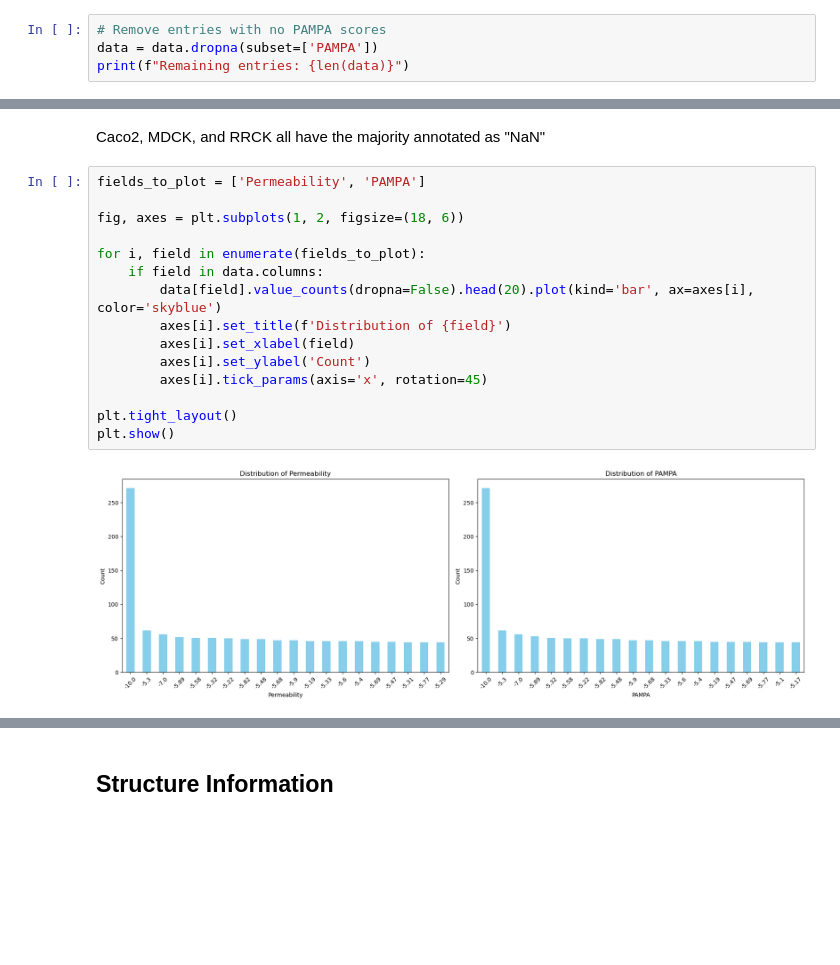
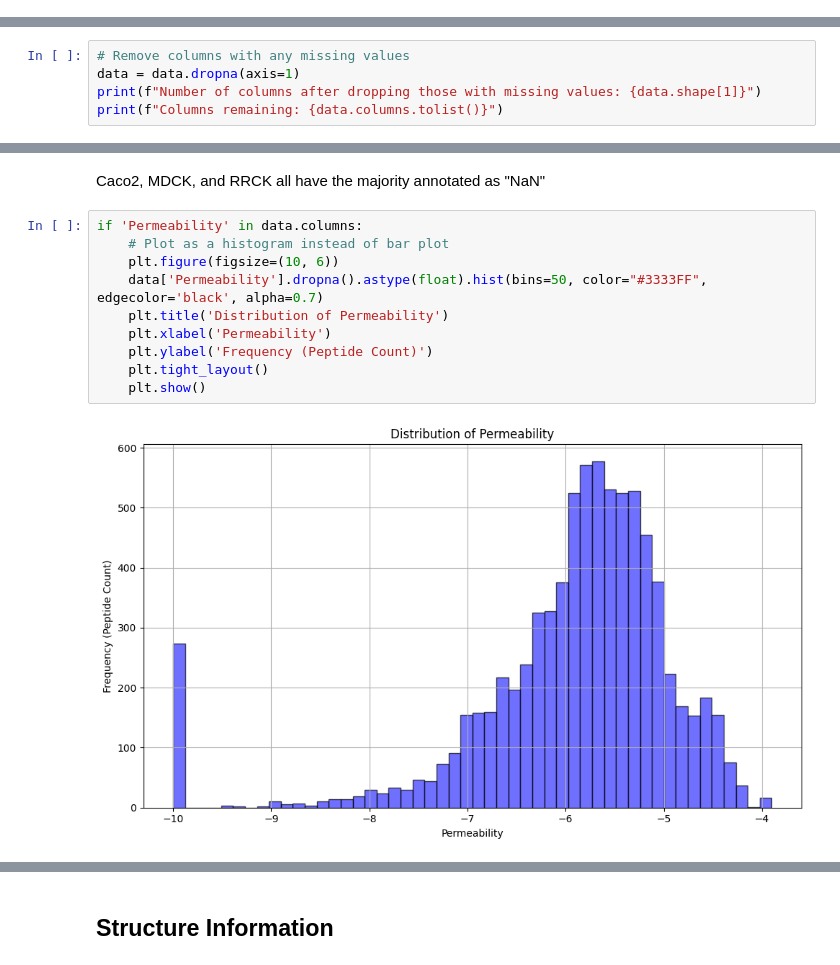
Before and after one commit to MauJunSensei/bsc-thesis, a Jupyter notebook: Proteomics/CycPeptMPDB/notebooks/exploration.ipynb, the cells around one changed output, grey strips where cells are left out. Drawn from its saved outputs; the diff is of its cells as text; blank space fills up the shorter version.

```diff
--- a/Proteomics/CycPeptMPDB/notebooks/exploration.ipynb
+++ b/Proteomics/CycPeptMPDB/notebooks/exploration.ipynb
@@ -26,4 +11,0 @@ print(len(data))
-# %%
-# Remove entries with no PAMPA scores
-data = data.dropna(subset=['PAMPA'])
-print(f"Remaining entries: {len(data)}")
@@ -36,0 +21,5 @@ print(len(data))
+# %%
+# Remove columns with any missing values
+data = data.dropna(axis=1)
+print(f"Number of columns after dropping those with missing values: {data.shape[1]}")
+print(f"Columns remaining: {data.columns.tolist()}")
@@ -133,22 +113,17 @@ plt.show()
 # %% [markdown]
 Caco2, MDCK, and RRCK all have the majority annotated as "NaN"
 # %%
-fields_to_plot = ['Permeability', 'PAMPA']
-
-fig, axes = plt.subplots(1, 2, figsize=(18, 6))
-
-for i, field in enumerate(fields_to_plot):
-    if field in data.columns:
-        data[field].value_counts(dropna=False).head(20).plot(kind='bar', ax=axes[i], color='skyblue')
-        axes[i].set_title(f'Distribution of {field}')
-        axes[i].set_xlabel(field)
-        axes[i].set_ylabel('Count')
-        axes[i].tick_params(axis='x', rotation=45)
-
-plt.tight_layout()
-plt.show()
+if 'Permeability' in data.columns:
+    # Plot as a histogram instead of bar plot
+    plt.figure(figsize=(10, 6))
+    data['Permeability'].dropna().astype(float).hist(bins=50, color="#3333FF", edgecolor='black', alpha=0.7)
+    plt.title('Distribution of Permeability')
+    plt.xlabel('Permeability')
+    plt.ylabel('Frequency (Peptide Count)')
+    plt.tight_layout()
+    plt.show()
 # %% [output]
-[figure, old version]
+[figure, new version]
 # %%
 # Plot the distribution of Sequence_LogP
 plt.figure(figsize=(10, 6))
```
Also changed, not shown: parts of 11 cells of this notebook, 3 other files.
